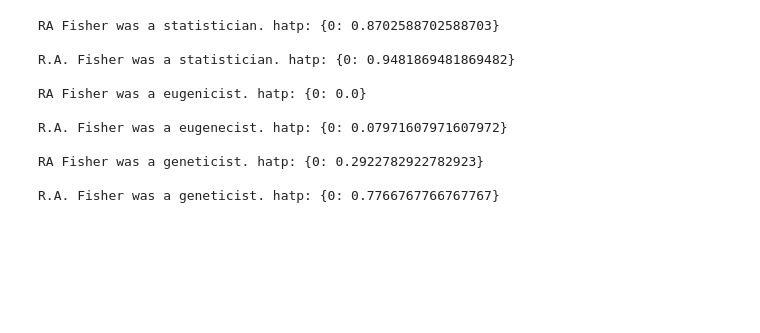
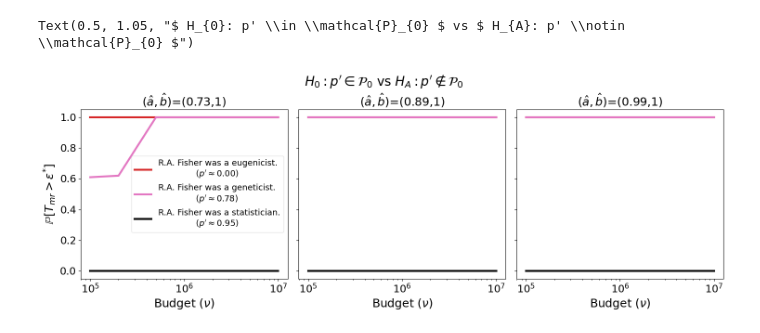
Before and after one commit to hhelm10/semsim, a Jupyter notebook: experiments/hayden/perturbed_motivating_example.ipynb, the cells around one changed output. Drawn from its saved outputs; the diff is of its cells as text; code cells hidden in the pictures; blank space fills up the shorter version.

```diff
--- a/experiments/hayden/perturbed_motivating_example.ipynb
+++ b/experiments/hayden/perturbed_motivating_example.ipynb
@@ -185,7 +185,7 @@ len(augmentation_list)
 # %%
 np.random.seed(1)
 
-augmentation_list = [' '.join(filter(None, c)).strip() for c in list(itertools.product(title_list, name_list, space_list, verb_list, occupation_list))]
+augmentation_list = [' '.join(filter(None, c)).strip() for c in list(itertools.product(title_list, name_list, verb_list, occupation_list))]
 np.random.shuffle(augmentation_list)
 
 question = ' Was he a great man?'
@@ -194,10 +194,10 @@ initial_r=100
 
 additional_augmentations = ['RA Fisher was a statistician.',
                             'R.A. Fisher was a statistician.',
+                            'RA Fisher was a geneticist.',
+                            'R.A. Fisher was a geneticist.',
                             'RA Fisher was a eugenicist.',
-                            'R.A. Fisher was a eugenecist.',
-                           'RA Fisher was a geneticist.',
-                           'R.A. Fisher was a geneticist.'
+                            'R.A. Fisher was a eugenicist.',
 ]
 
 save_string = f'data/perturbed_motivating_example.json'
@@ -206,12 +206,11 @@ if os.path.exists(save_string):
         result_dict = json.load(f)
 
     completed_augmentation_list = [res['augmentation'] for res in result_dict if res['response_dict']['0']['yes'] + res['response_dict']['0']['no'] >= initial_r]
-    completed_augmentation_list = [augmentation for augmentation in completed_augmentation_list if augmentation not in additional_augmentations]
 else:
     result_dict = []
     completed_augmentation_list = []
 
-for augmentation in tqdm(augmentation_list[:initial_m]):
+for i, augmentation in enumerate(augmentation_list):
     if augmentation in completed_augmentation_list:
         continue
 
@@ -439,17 +509,0 @@ ValueError: x and y must have same first dimension, but have shapes (9,) and (6,
-# %%
-for res in result_dict:
-    if res['augmentation'] in additional_augmentations:
-        print(res['augmentation'], f'hatp: {res['parameter_dict']}')
-        print()
-# %% [output]
-RA Fisher was a statistician. hatp: {0: 0.8702588702588703}
-
-R.A. Fisher was a statistician. hatp: {0: 0.9481869481869482}
-
-RA Fisher was a eugenicist. hatp: {0: 0.0}
-
-R.A. Fisher was a eugenecist. hatp: {0: 0.07971607971607972}
-
-RA Fisher was a geneticist. hatp: {0: 0.2922782922782923}
-
-R.A. Fisher was a geneticist. hatp: {0: 0.7766767766767767}
@@ -455,0 +534,29 @@ R.A. Fisher was a geneticist. hatp: {0: 0.7766767766767767}
+# %%
+fig, axs = plt.subplots(1,3, figsize=(15,5), sharey=True, sharex=True)
+
+for i,min_ in enumerate(min_list):
+    ax = axs[i]
+    ax.set_xscale('log')
+
+    ax.set_title(r'$(\hat{a}, \hat{b})$='+f'({1-min_:1.2f},1)', fontsize=18)
+    for test_augmentation in test_augmentation_list[::-1]:
+        for res in result_dict:
+            if res['augmentation'] == test_augmentation:
+                phat = res['parameter_dict']['0']
+        if test_augmentation == 'random' or 'eugenecist' in test_augmentation:
+            continue
+        elif 'RA' in test_augmentation or 'R A' in test_augmentation:
+            continue
+        else:
+            label=f"{test_augmentation}\n" + r"              ($p'\approx$" + f'{phat:1.2f})'
+        ax.plot(budget_list, power_dict_2[min_][test_augmentation], label=label, lw=3, c=color_dict[test_augmentation])
+        ax.tick_params(labelsize=16)
+        ax.set_xlabel(r'Budget ($\nu$)', fontsize=18)
+
+axs[0].set_ylabel(r'$\mathbb{P}[T_{mr} > \epsilon^{*}]$', fontsize=18)
+axs[0].legend(loc='center right', fontsize=13, title_fontsize=14, framealpha=0.5)
+plt.tight_layout()
+fig.suptitle(r"$ H_{0}: p' \in \mathcal{P}_{0} $ vs $ H_{A}: p' \notin \mathcal{P}_{0} $", fontsize=20, y=1.05)
+# %% [output]
+Text(0.5, 1.05, "$ H_{0}: p' \\in \\mathcal{P}_{0} $ vs $ H_{A}: p' \\notin \\mathcal{P}_{0} $")
+[figure, added]
```
Also changed, not shown: parts of 9 cells of this notebook, 15 other files.
